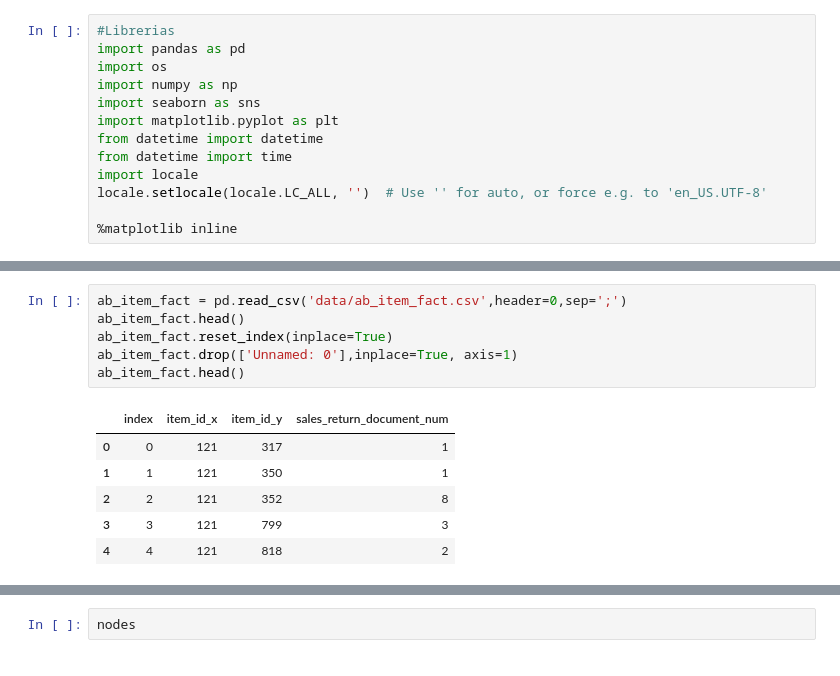
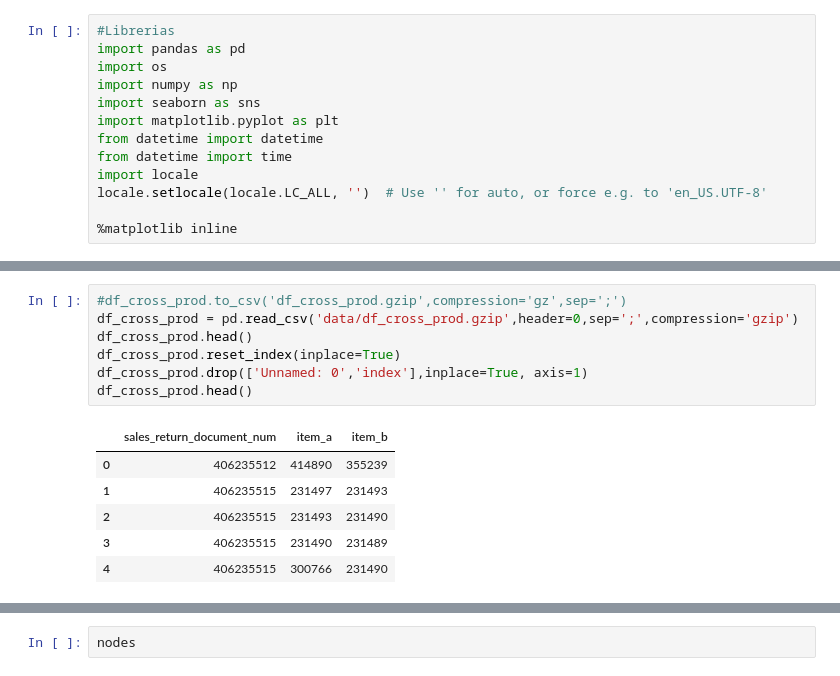
Before and after one commit to MarceloMedel/DataScience, a Jupyter notebook: Other/Viz_graph_product.ipynb, the cells around one changed output, grey strips where cells are left out. Drawn from its saved outputs; the diff is of its cells as text.

```diff
--- a/Other/Viz_graph_product.ipynb
+++ b/Other/Viz_graph_product.ipynb
@@ -14,14 +18,15 @@ locale.setlocale(locale.LC_ALL, '')  # Use '' for auto, or force e.g. to 'en_US.
 # %%
-ab_item_fact = pd.read_csv('data/ab_item_fact.csv',header=0,sep=';')
-ab_item_fact.head()
-ab_item_fact.reset_index(inplace=True)
-ab_item_fact.drop(['Unnamed: 0'],inplace=True, axis=1)
-ab_item_fact.head()
+#df_cross_prod.to_csv('df_cross_prod.gzip',compression='gz',sep=';')
+df_cross_prod = pd.read_csv('data/df_cross_prod.gzip',header=0,sep=';',compression='gzip')
+df_cross_prod.head()
+df_cross_prod.reset_index(inplace=True)
+df_cross_prod.drop(['Unnamed: 0','index'],inplace=True, axis=1)
+df_cross_prod.head()
 # %% [output]
-|  | index | item_id_x | item_id_y | sales_return_document_num |
-| 0 | 0 | 121 | 317 | 1 |
-| 1 | 1 | 121 | 350 | 1 |
-| 2 | 2 | 121 | 352 | 8 |
-| 3 | 3 | 121 | 799 | 3 |
-| 4 | 4 | 121 | 818 | 2 |
+|  | sales_return_document_num | item_a | item_b |
+| 0 | 406235512 | 414890 | 355239 |
+| 1 | 406235515 | 231497 | 231493 |
+| 2 | 406235515 | 231493 | 231490 |
+| 3 | 406235515 | 231490 | 231489 |
+| 4 | 406235515 | 300766 | 231490 |
 # %%
```
Also changed, not shown: parts of 47 cells of this notebook.
